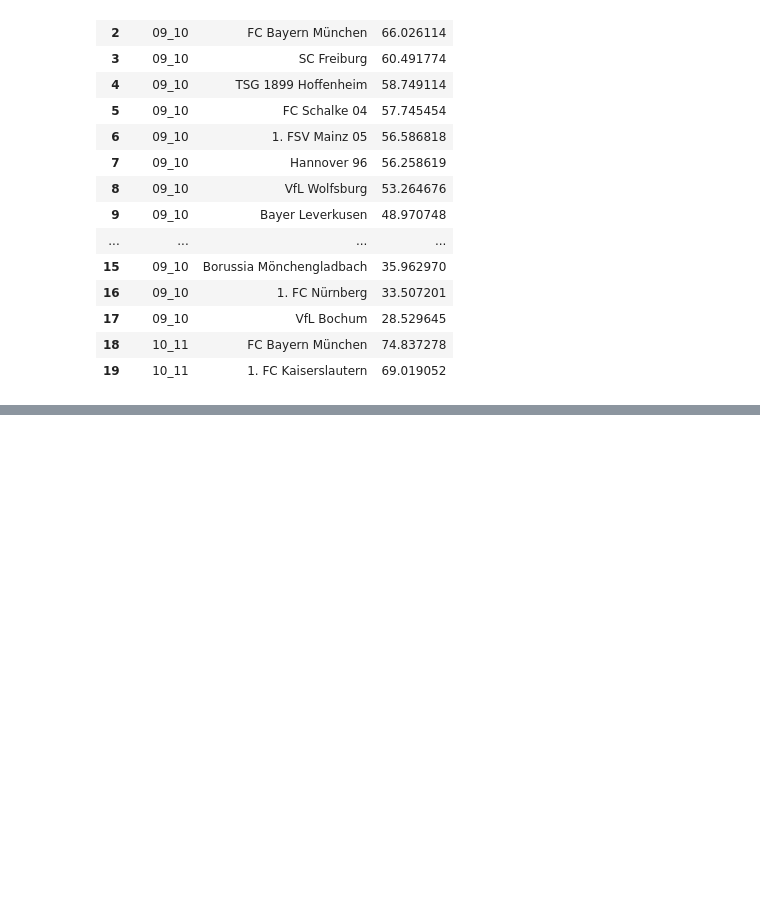
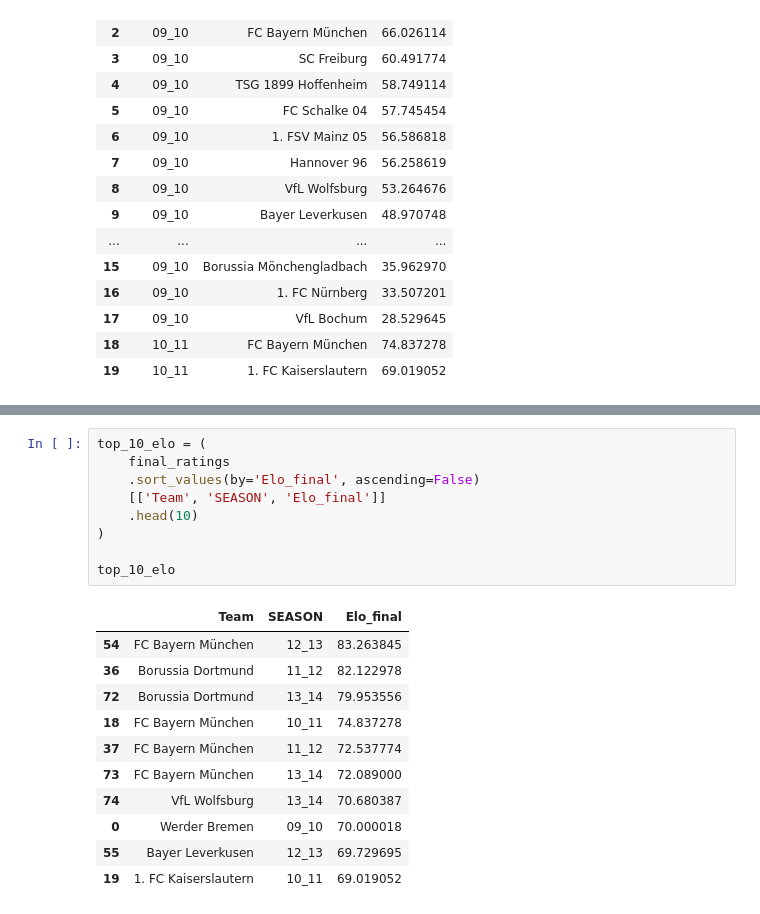
Before and after one commit to Picoalex/template_dsc, a Jupyter notebook: notebooks/02_strength_index.ipynb, the cells around one changed output, grey strips where cells are left out. Saved outputs shown, nothing was run; the diff lists cells and outputs as text; blank space fills up the shorter version.

```diff
--- a/notebooks/02_strength_index.ipynb
+++ b/notebooks/02_strength_index.ipynb
@@ -421,0 +429,21 @@ final_ratings.head(54)
+# %%
+top_10_elo = (
+    final_ratings
+    .sort_values(by='Elo_final', ascending=False)
+    [['Team', 'SEASON', 'Elo_final']]
+    .head(10)
+)
+
+top_10_elo
+# %% [output]
+|  | Team | SEASON | Elo_final |
+| 54 | FC Bayern München | 12_13 | 83.263845 |
+| 36 | Borussia Dortmund | 11_12 | 82.122978 |
+| 72 | Borussia Dortmund | 13_14 | 79.953556 |
+| 18 | FC Bayern München | 10_11 | 74.837278 |
+| 37 | FC Bayern München | 11_12 | 72.537774 |
+| 73 | FC Bayern München | 13_14 | 72.089000 |
+| 74 | VfL Wolfsburg | 13_14 | 70.680387 |
+| 0 | Werder Bremen | 09_10 | 70.000018 |
+| 55 | Bayer Leverkusen | 12_13 | 69.729695 |
+| 19 | 1. FC Kaiserslautern | 10_11 | 69.019052 |
```
Also changed, not shown: parts of 5 cells of this notebook.
